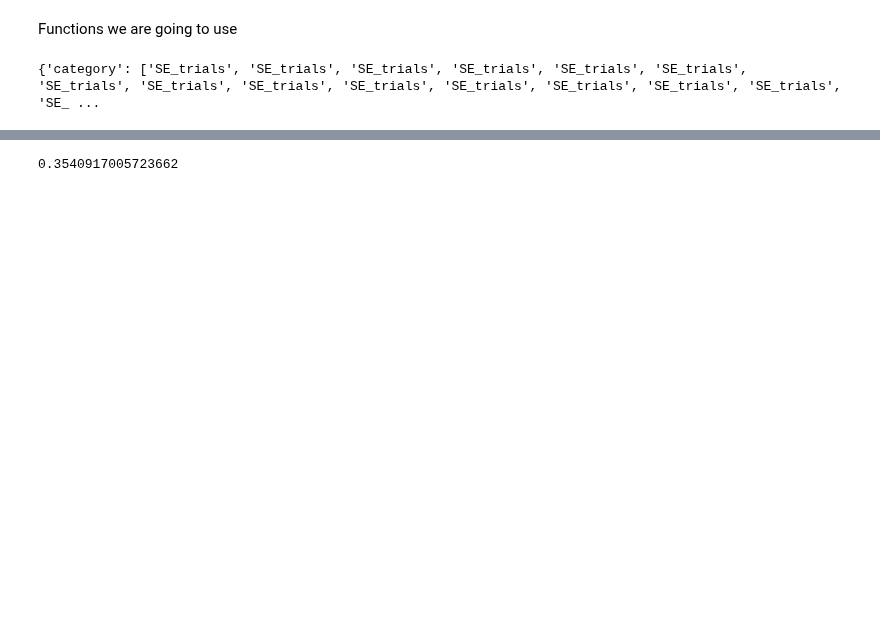
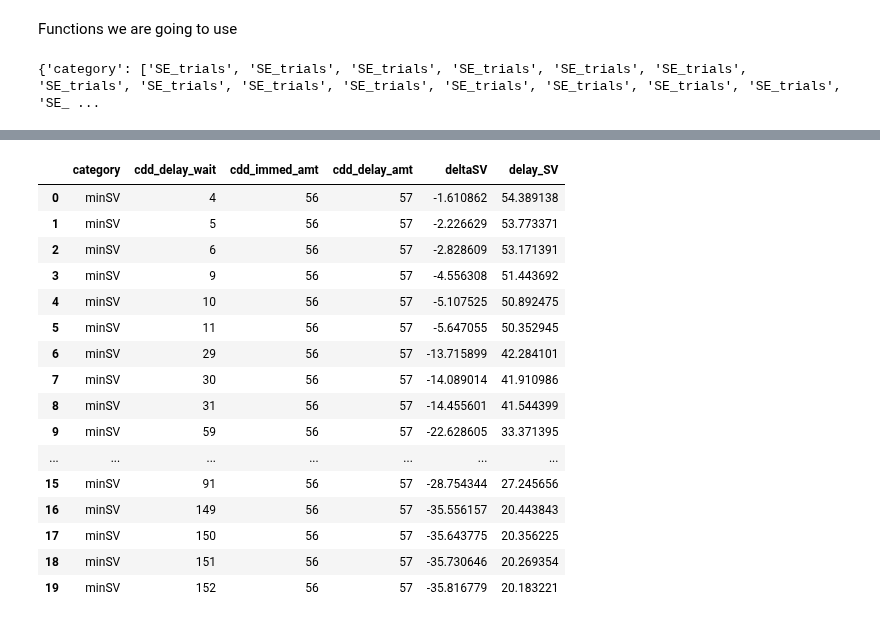
Before and after one commit to CDN-Lab/Adaptive_Choicesets, a Jupyter notebook: symmetrical_CDD.ipynb, the cells around one changed output, grey strips where cells are left out. Saved outputs shown, nothing was run; the diff lists cells and outputs as text; code cells hidden in the pictures; blank space fills up the shorter version.

```diff
--- a/symmetrical_CDD.ipynb
+++ b/symmetrical_CDD.ipynb
@@ -62,7 +62,7 @@ import random
 # %%
 #Declare the values of immediate values, delayed values, and wait times that we are going to use
 
-amt_immed_options = random.sample(range(2, 26), 20)
+amt_immed_options = random.sample(range(2, 65), 20)
 amt_del_options = random.sample(range(1, 65), 20)
 time_options = [4, 5, 6, 9, 10, 11, 29, 30, 31, 59, 60, 61, 64, 89, 90, 91, 149, 150, 151, 152]
 
@@ -76,4 +76,5 @@ trials_options = {'cdd_immed_amt': [], #TBD
 print('amt_immed_options',sorted(amt_immed_options))
 print('amt_del_options',sorted(amt_del_options))
 print('time_options',sorted(time_options))
+print('neg_deltaSV', neg_deltaSV)
 # %% [output]
@@ -170 +243,48 @@ Min_SV_trials = order_keys(Min_SV_trials)
+# %%
+def flatten(l):
+    return [item for sublist in l for item in sublist]
+
+def append_trial(full_dict,cur_dict):
+    dict_list = [full_dict,cur_dict]
+    return {k :flatten([d[k] for d in dict_list]) for k in dict_list[0]}
+
+min_SV_trials = {'category':[],'cdd_delay_wait':[],'cdd_immed_amt':[],'cdd_delay_amt':[],'deltaSV':[]}
+
+for d in time_options:
+    SV_diff = 0
+    for vn in amt_immed_options:
+        for vl in amt_del_options:
+            if vl <= vn:
+                continue
+            iSV_diff = (vl / (1+kappa_value*d)) - vn
+            if iSV_diff < SV_diff:
+                SV_diff = iSV_diff
+                ivn,ivl = vn,vl
+    dict_app = {'category':['minSV'],'cdd_delay_wait':[d],'cdd_immed_amt':[ivn],'cdd_delay_amt':[ivl],'deltaSV':[SV_diff]}
+    min_SV_trials = append_trial(min_SV_trials,dict_app)
+
+min_SV_trials = add_SV(min_SV_trials, kappa_value)
+
+
+import pandas as pd
+df = pd.DataFrame(min_SV_trials)
+df
+# %% [output]
+|  | category | cdd_delay_wait | cdd_immed_amt | cdd_delay_amt | deltaSV | delay_SV |
+| 0 | minSV | 4 | 56 | 57 | -1.610862 | 54.389138 |
+| 1 | minSV | 5 | 56 | 57 | -2.226629 | 53.773371 |
+| 2 | minSV | 6 | 56 | 57 | -2.828609 | 53.171391 |
+| 3 | minSV | 9 | 56 | 57 | -4.556308 | 51.443692 |
+| 4 | minSV | 10 | 56 | 57 | -5.107525 | 50.892475 |
+| 5 | minSV | 11 | 56 | 57 | -5.647055 | 50.352945 |
+| 6 | minSV | 29 | 56 | 57 | -13.715899 | 42.284101 |
+| 7 | minSV | 30 | 56 | 57 | -14.089014 | 41.910986 |
+| 8 | minSV | 31 | 56 | 57 | -14.455601 | 41.544399 |
+| 9 | minSV | 59 | 56 | 57 | -22.628605 | 33.371395 |
+| ... | ... | ... | ... | ... | ... | ... |
+| 15 | minSV | 91 | 56 | 57 | -28.754344 | 27.245656 |
+| 16 | minSV | 149 | 56 | 57 | -35.556157 | 20.443843 |
+| 17 | minSV | 150 | 56 | 57 | -35.643775 | 20.356225 |
+| 18 | minSV | 151 | 56 | 57 | -35.730646 | 20.269354 |
+| 19 | minSV | 152 | 56 | 57 | -35.816779 | 20.183221 |
 # %%
@@ -220,9 +341,3 @@ Int_trials_deltapos = get_inter_deltaPos(SE_trials)
 Int_trials_deltapos = add_SV(Int_trials_deltapos, kappa_value)
 Int_trials_deltapos = order_keys(Int_trials_deltapos)
-# %%
-SV_min = max(Min_SV_trials['delay_SV'])
-SV_range = 0 - SV_min
-min(Min_SV_trials['delay_SV'])
-# %% [output]
-0.3540917005723662
 # %%
```
Also changed, not shown: parts of 14 cells of this notebook.
